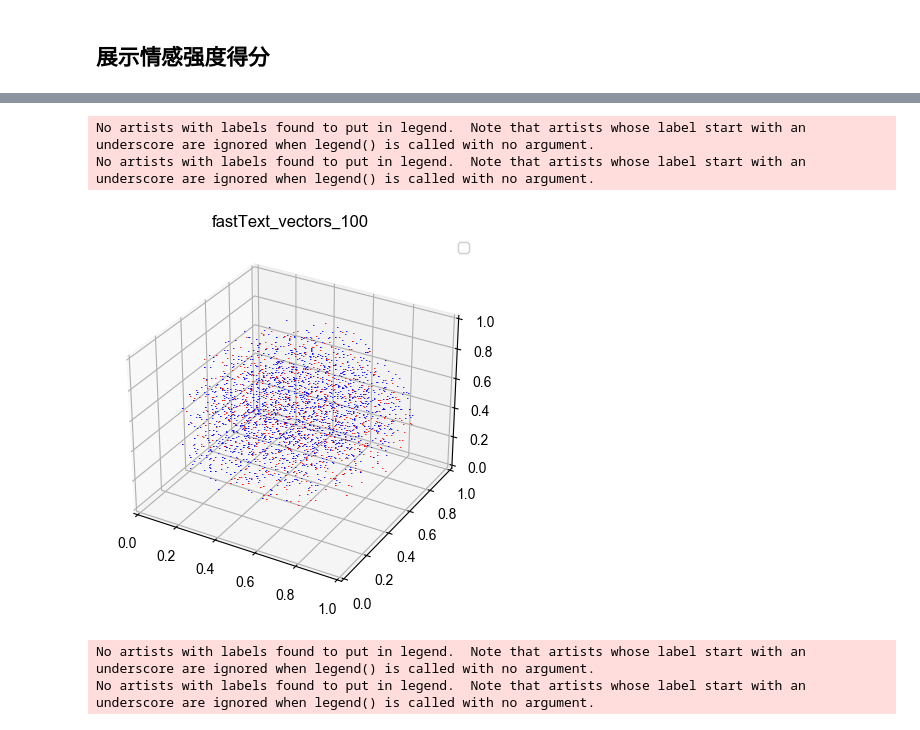
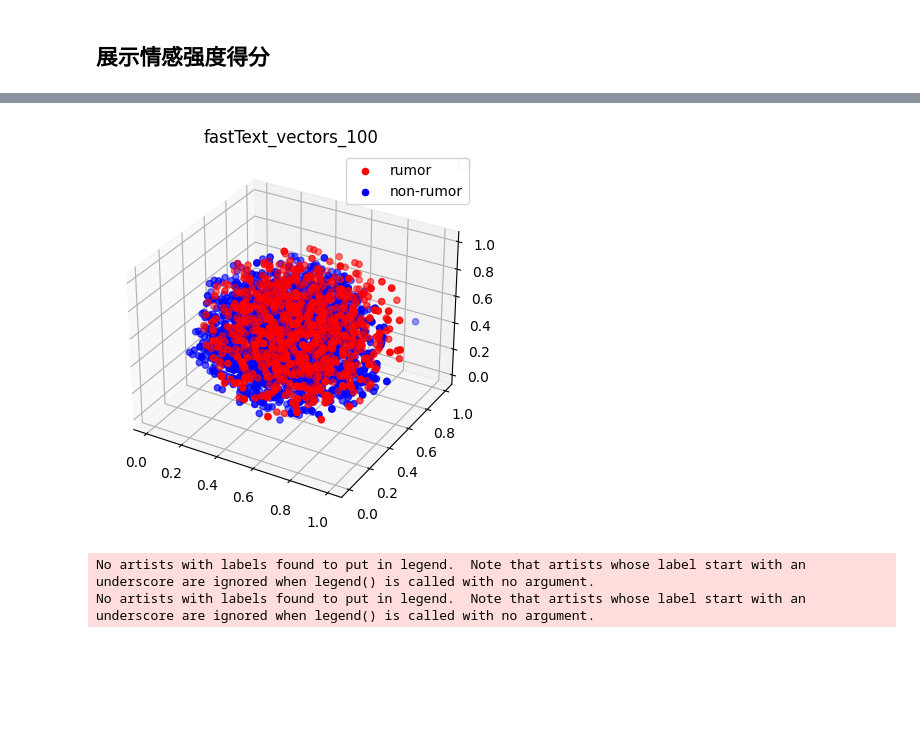
Before and after one commit to seydlitz2185/mynlpia, a Jupyter notebook: gp_show/show_sentiment.ipynb, the cells around one changed output, grey strips where cells are left out. Cells and saved outputs as stored; diff of their text form; code cells hidden in the pictures; blank space fills up the shorter version.

```diff
--- a/gp_show/show_sentiment.ipynb
+++ b/gp_show/show_sentiment.ipynb
@@ -229,34 +212,32 @@ def tsne_plot(rumor, non_rumor,title):
     plt.scatter(tsne[:,0], tsne[:,1], c='b', label='non_rumor',s=1)
     plt.title(title)
     plt.legend()
+    plt.savefig("scatter_plt/"+title+'_2d.png',dpi=400)
     plt.show()
     #plt.tight_layout()
 
-def tsne_plot_3d(ax,rumor, non_rumor,title):
+def tsne_plot_3d(rumor, non_rumor,title):
     tsne = TSNE(n_components=3, learning_rate=100,random_state=0).fit_transform(rumor)
         #坐标缩放到[0,1]区间
     x_min, x_max = np.min(tsne,axis=0), np.max(tsne,axis=0)
     tsne = (tsne - x_min) / (x_max - x_min)
     #降维后的坐标为（X[i, 0], X[i, 1],X[i,2]），在该位置画出对应的digits
+    ax = plt.subplot(111, projection='3d')
+    scatter1=ax.scatter(tsne[:,0], tsne[:,1], tsne[:,2], c='r', marker='.',s=1,label="rumor")  #上半部分为红色圆点
 
-    for i in range(tsne.shape[0]):
-        ax.text(tsne[i, 0],tsne[i, 1], tsne[i,2],".",
-                 color='r',
-                 fontdict={'weight': 'bold', 'size': 9})
     tsne = TSNE(n_components=3, learning_rate=100,random_state=0).fit_transform(non_rumor)
         #坐标缩放到[0,1]区间
     x_min, x_max = np.min(tsne,axis=0), np.max(tsne,axis=0)
     tsne = (tsne - x_min) / (x_max - x_min)
     #降维后的坐标为（X[i, 0], X[i, 1],X[i,2]），在该位置画出对应的digits
-    for i in range(tsne.shape[0]):
-        ax.text(tsne[i, 0],tsne[i, 1], tsne[i,2],".",
-                 color='b',
-                 fontdict={'weight': 'bold', 'size': 9})
+    scatter2=ax.scatter(tsne[:,0], tsne[:,1], tsne[:,2], c='b', marker='.',s=1,label="non-rumor")  #上半部分为红色圆点
+    legend1 = ax.legend(*scatter1.legend_elements())
+    ax.add_artist(legend1)
     if title is not None:
         plt.title(title)
     #plt.tight_layout()
-    plt.savefig("scatter_plt/"+title+'.png')
-    #plt.legend()
+    plt.legend()
+    plt.savefig("scatter_plt/"+title+'_3d.png',dpi=400)
 # %%
 rumor_list = [fastText_vectors_100_rumor,fastText_vectors_100_sentiment_rumor,fastText_vectors_300_rumor,fastText_vectors_300_sentiment_rumor,pca_vectors_100_rumor,pca_vectors_100_sentiment_rumor,pca_vectors_300_rumor,pca_vectors_300_sentiment_rumor,ldia_vectors_100_rumor,ldia_vectors_100_sentiment_rumor,ldia_vectors_300_rumor,ldia_vectors_300_sentiment_rumor]
 non_rumor_list = [fastText_vectors_100_non_rumor,fastText_vectors_100_sentiment_non_rumor,fastText_vectors_300_non_rumor,fastText_vectors_300_sentiment_non_rumor,pca_vectors_100_non_rumor,pca_vectors_100_sentiment_non_rumor,pca_vectors_300_non_rumor,pca_vectors_300_sentiment_non_rumor,ldia_vectors_100_non_rumor,ldia_vectors_100_sentiment_non_rumor,ldia_vectors_300_non_rumor,ldia_vectors_300_sentiment_non_rumor]
@@ -431,9 +305,7 @@ tsne_plot(ldia_vectors_300_sentiment_rumor, ldia_vectors_300_sentiment_non_rumor
 # %%
-tsne_plot_3d(fastText_vectors_100_rumor, fastText_vectors_100_non_rumor, 'fastText_vectors_100')
+tsne_plot_3d(rumor=fastText_vectors_100_rumor,non_rumor= fastText_vectors_100_non_rumor,title= 'fastText_vectors_100')
 # %% [output]
-No artists with labels found to put in legend.  Note that artists whose label start with an underscore are ignored when legend() is called with no argument.
-No artists with labels found to put in legend.  Note that artists whose label start with an underscore are ignored when legend() is called with no argument.
-[figure, old version]
+[figure, new version]
 # %%
 tsne_plot_3d(fastText_vectors_300_rumor, fastText_vectors_300_non_rumor, 'fastText_vectors_300')
 # %% [output]
```
Also changed, not shown: parts of 16 cells of this notebook, 39 other files.
